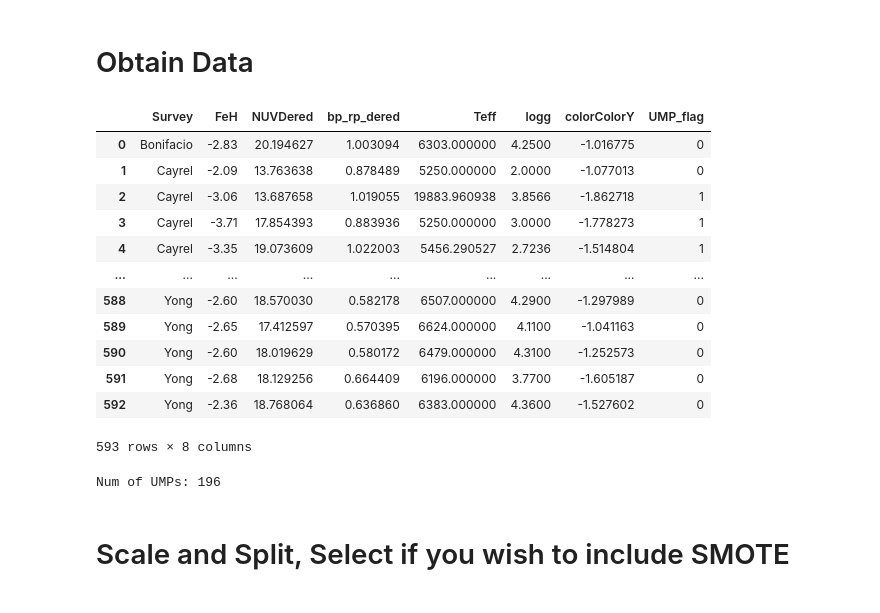
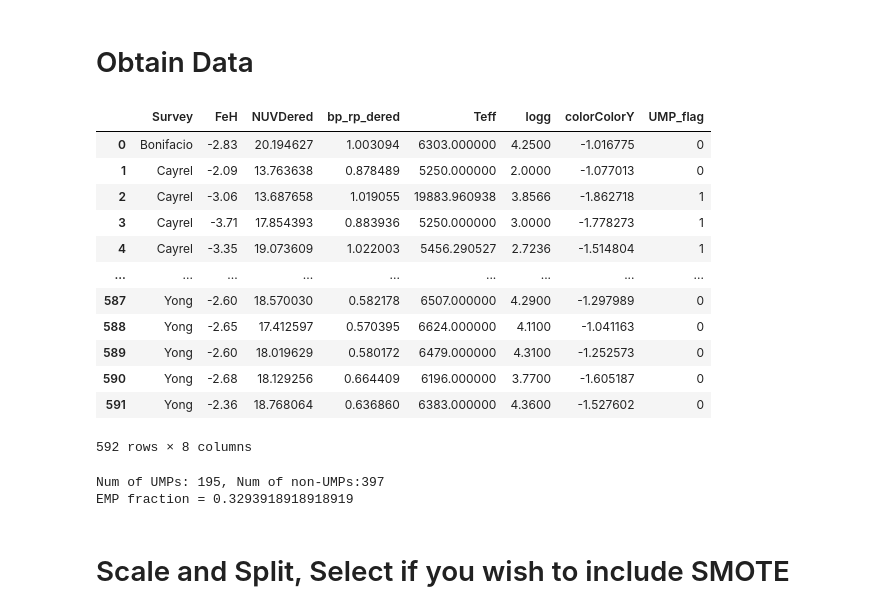
Before and after one commit to Fderick/UMPredict, a Jupyter notebook: UMPredict/UMP_Example.ipynb, the cells around one changed output. Saved outputs shown, nothing was run; the diff lists cells and outputs as text; code cells hidden in the pictures.

```diff
--- a/UMPredict/UMP_Example.ipynb
+++ b/UMPredict/UMP_Example.ipynb
@@ -8,33 +8,36 @@ import os
 # %% [markdown]
 # Obtain Data
 # %%
-data = u.extract_data(UMP_threshold=-3.)
+data = u.extract_data(UMP_threshold=-3.0)
 
 display(data)
 
 #features_and_label = ['Teff', 'NUVDered','logg','bp_rp_dered','UMP_flag']
 features_and_label = ['Teff','logg', 'bp_rp_dered', 'colorColorY','UMP_flag']
 selected_data = data[features_and_label].copy()
 
 #remove all rows where logg is Nan
 #selected_data = selected_data.dropna(subset=['logg'])
 
-print(f"Num of UMPs: {len(selected_data[selected_data['UMP_flag']==1])}")
+print(f"Num of UMPs: {len(selected_data[selected_data['UMP_flag']==1])}, Num of non-UMPs:{len(selected_data[selected_data['UMP_flag']!=1])}")
+
+print(f'EMP fraction = {len(selected_data[selected_data['UMP_flag']==1])/len(selected_data)}')
 # %% [output]
 |  | Survey | FeH | NUVDered | bp_rp_dered | Teff | logg | colorColorY | UMP_flag |
 | 0 | Bonifacio | -2.83 | 20.194627 | 1.003094 | 6303.000000 | 4.2500 | -1.016775 | 0 |
 | 1 | Cayrel | -2.09 | 13.763638 | 0.878489 | 5250.000000 | 2.0000 | -1.077013 | 0 |
 | 2 | Cayrel | -3.06 | 13.687658 | 1.019055 | 19883.960938 | 3.8566 | -1.862718 | 1 |
 | 3 | Cayrel | -3.71 | 17.854393 | 0.883936 | 5250.000000 | 3.0000 | -1.778273 | 1 |
 | 4 | Cayrel | -3.35 | 19.073609 | 1.022003 | 5456.290527 | 2.7236 | -1.514804 | 1 |
 | ... | ... | ... | ... | ... | ... | ... | ... | ... |
-| 588 | Yong | -2.60 | 18.570030 | 0.582178 | 6507.000000 | 4.2900 | -1.297989 | 0 |
-| 589 | Yong | -2.65 | 17.412597 | 0.570395 | 6624.000000 | 4.1100 | -1.041163 | 0 |
-| 590 | Yong | -2.60 | 18.019629 | 0.580172 | 6479.000000 | 4.3100 | -1.252573 | 0 |
-| 591 | Yong | -2.68 | 18.129256 | 0.664409 | 6196.000000 | 3.7700 | -1.605187 | 0 |
-| 592 | Yong | -2.36 | 18.768064 | 0.636860 | 6383.000000 | 4.3600 | -1.527602 | 0 |
+| 587 | Yong | -2.60 | 18.570030 | 0.582178 | 6507.000000 | 4.2900 | -1.297989 | 0 |
+| 588 | Yong | -2.65 | 17.412597 | 0.570395 | 6624.000000 | 4.1100 | -1.041163 | 0 |
+| 589 | Yong | -2.60 | 18.019629 | 0.580172 | 6479.000000 | 4.3100 | -1.252573 | 0 |
+| 590 | Yong | -2.68 | 18.129256 | 0.664409 | 6196.000000 | 3.7700 | -1.605187 | 0 |
+| 591 | Yong | -2.36 | 18.768064 | 0.636860 | 6383.000000 | 4.3600 | -1.527602 | 0 |
-593 rows × 8 columns
+592 rows × 8 columns
-Num of UMPs: 196
+Num of UMPs: 195, Num of non-UMPs:397
+EMP fraction = 0.3293918918918919
 # %% [markdown]
 # Scale and Split, Select if you wish to include SMOTE
 # %%
```
Also changed, not shown: parts of 12 cells of this notebook, 1 other file.
